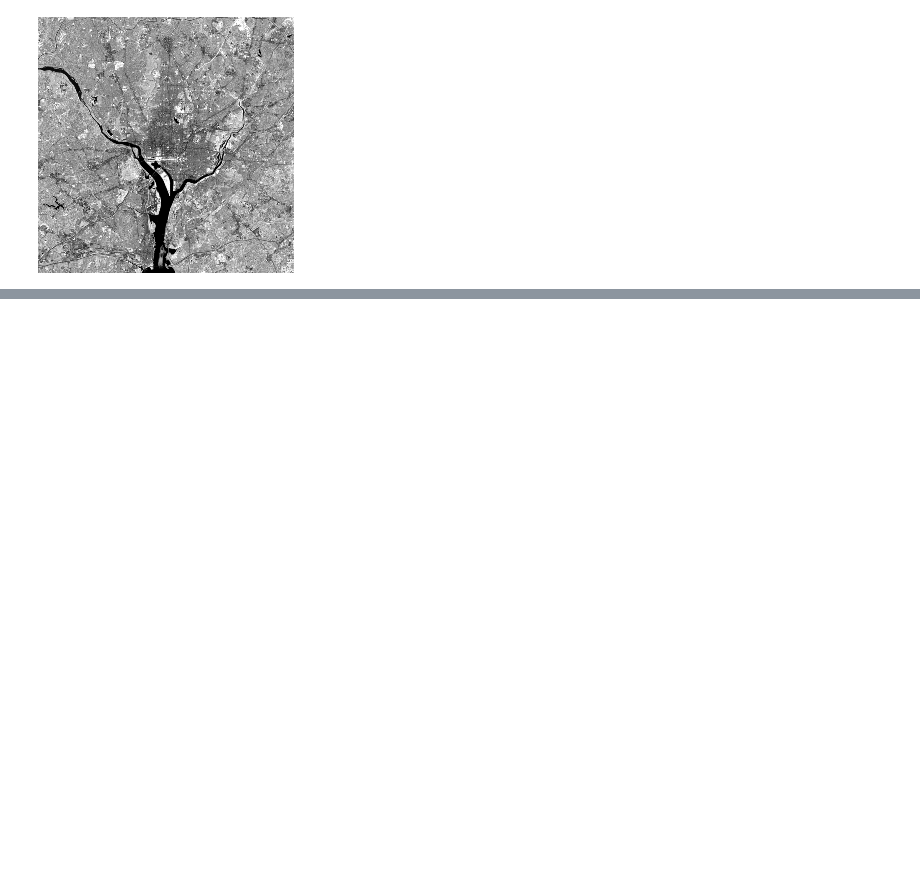
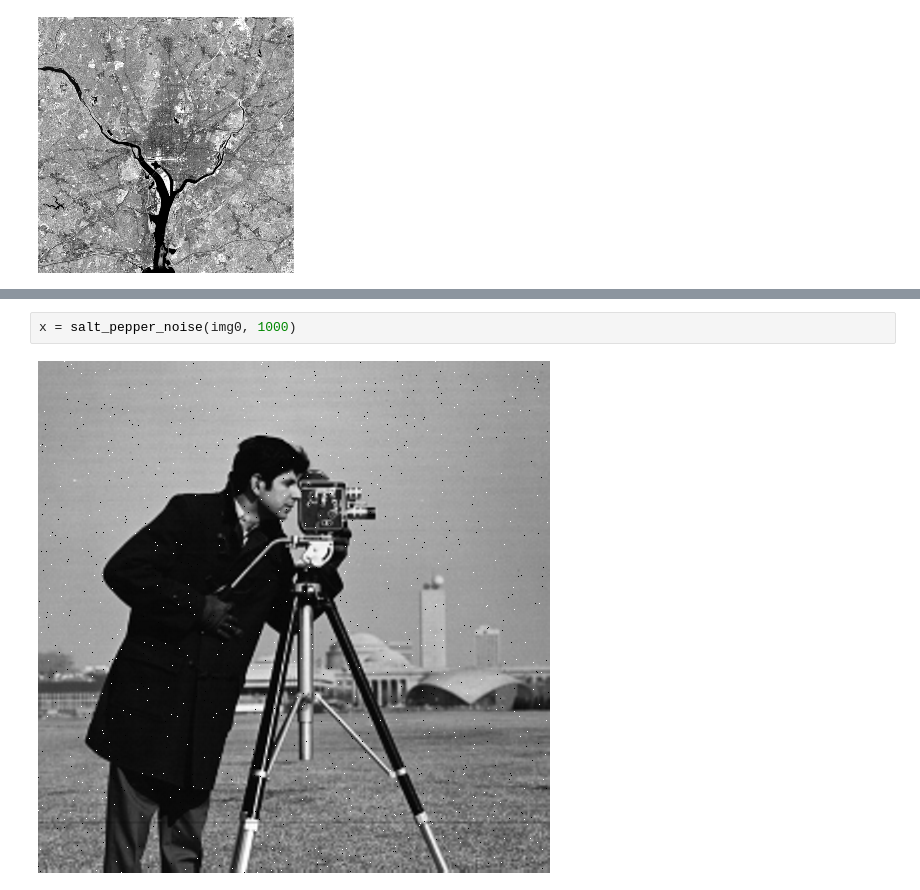
Before and after one commit to Julia-KAERI/NumericalAnalysis, a Jupyter notebook: src/image_processing/notebooks/image01.ipynb, the cells around one changed output, grey strips where cells are left out. Drawn from its saved outputs; the diff is of its cells as text; blank space fills up the shorter version.

```diff
--- a/src/image_processing/notebooks/image01.ipynb
+++ b/src/image_processing/notebooks/image01.ipynb
@@ -184,0 +134,4 @@ size(img0)
+# %%
+x = salt_pepper_noise(img0, 1000)
+# %% [output]
+[figure, added]
```
Also changed, not shown: parts of 18 cells of this notebook, 39 other files.
